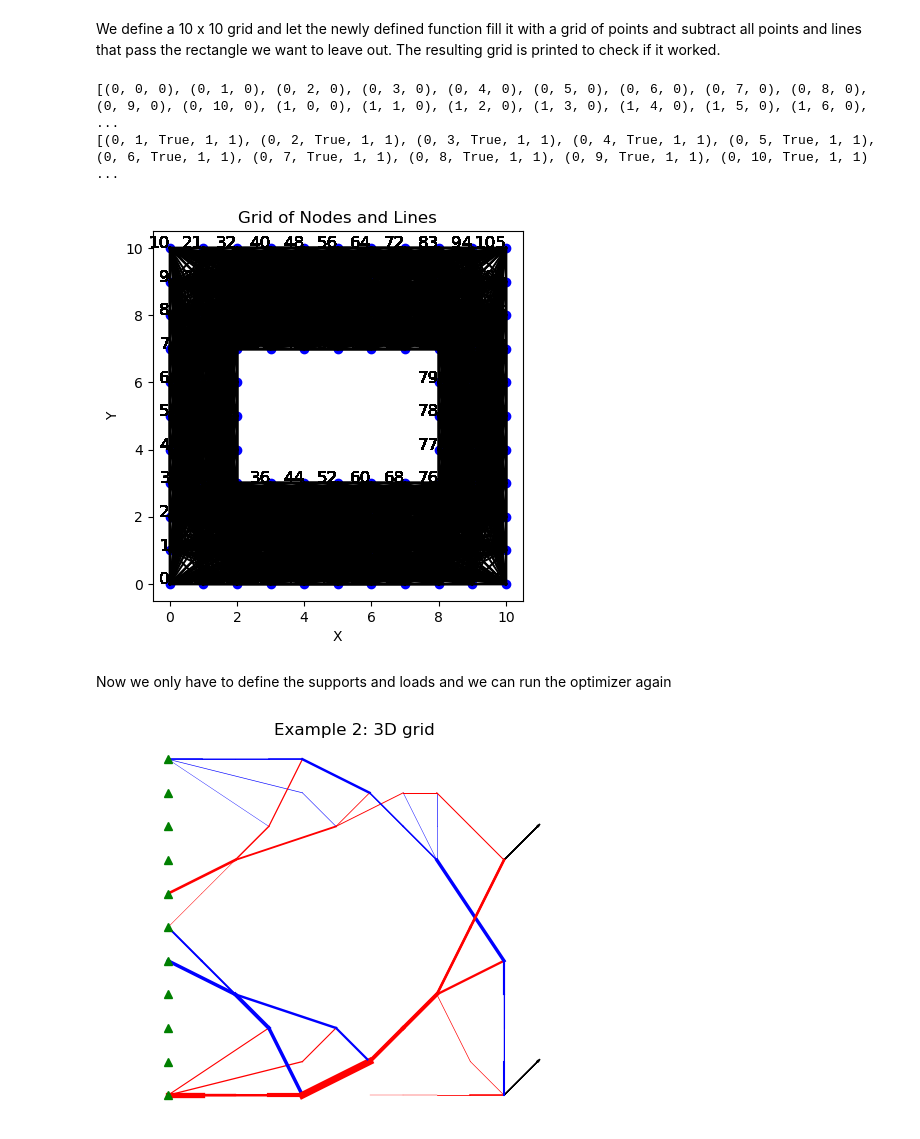
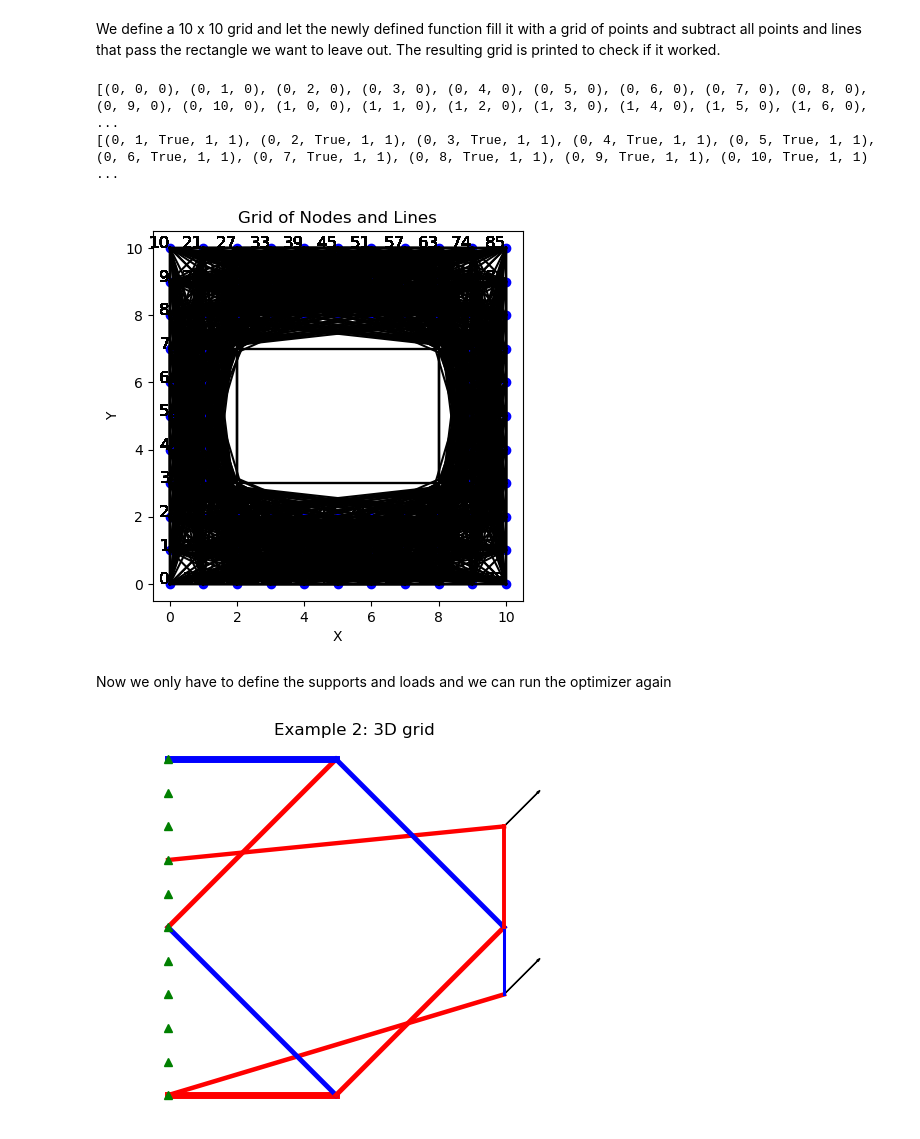
Before and after one commit to TUDelft-books/Finite-Elements-in-CEG, a Jupyter notebook: book/advanced_topics/layopt/examples.ipynb, the cells around one changed output. Cells and saved outputs as stored; diff of their text form; code cells hidden in the pictures.

Commit message:
Fixed example 4

```diff
--- a/book/advanced_topics/layopt/examples.ipynb
+++ b/book/advanced_topics/layopt/examples.ipynb
@@ -195,6 +196,10 @@ def generate_non_convex(x, y, exclude_rect=None):
         x1, y1, x2, y2 = exclude_rect
         nodes = [(i, j) for i, j in nodes if not (x1 <= i <= x2 and y1 <= j <= y2)]
 
+    # create the 4 corners of the rectangle
+    offset = 0.1 # offset to make sure the lines between the corners are still possible
+    rect = [(x1+offset, y1+offset), (x2-offset, y1+offset), (x2-offset, y2-offset), (x1+offset, y2-offset)]
+
     # Create a mapping from node positions to point numbers
     node_to_number = {node: index for index, node in enumerate(nodes)}
 
@@ -204,8 +209,13 @@ def generate_non_convex(x, y, exclude_rect=None):
         # Check if the line crosses the excluded rectangle
         if exclude_rect:
             x1, y1, x2, y2 = exclude_rect
-            if (min(node1[0], node2[0]) <= x2 and max(node1[0], node2[0]) >= x1 and
-                min(node1[1], node2[1]) <= y2 and max(node1[1], node2[1]) >= y1):
+            def ccw(A, B, C): # Helps to determine if the points are in a clockwise or counter clockwise order.
+                return (C[1] - A[1]) * (B[0] - A[0]) > (B[1] - A[1]) * (C[0] - A[0])
+
+            def intersect(A, B, C, D): # Function to check if two line segments intersect by comparing the orientations of their endpoints.
+                return ccw(A, C, D) != ccw(B, C, D) and ccw(A, B, C) != ccw(A, B, D)
+
+            if any(intersect(node1, node2, rect[i], rect[(i + 1) % 4]) for i in range(4)):
                 continue
 
         point1 = node_to_number[node1]
@@ -224,7 +234,7 @@ We define a 10 x 10 grid and let the newly defined function fill it with a grid
 # %%
 # Example usage
 x, y = 10, 10
-exclude_rect = (3, 4, 7, 6)  # Exclude the rectangular section from (2, 3) to (8, )
+exclude_rect = (2, 3, 8, 7)  # Exclude the rectangular section from (3, 4) to (7, 6)
 nodes, lines = generate_non_convex(x, y, exclude_rect)
 print(nodes)
 print(lines)
@@ -232,34 +242,34 @@ plot_grid(nodes, lines) #comment this to make it run faster
 # %% [output]
 [(0, 0, 0), (0, 1, 0), (0, 2, 0), (0, 3, 0), (0, 4, 0), (0, 5, 0), (0, 6, 0), (0, 7, 0), (0, 8, 0), (0, 9, 0), (0, 10, 0), (1, 0, 0), (1, 1, 0), (1, 2, 0), (1, 3, 0), (1, 4, 0), (1, 5, 0), (1, 6, 0),  ...
 [(0, 1, True, 1, 1), (0, 2, True, 1, 1), (0, 3, True, 1, 1), (0, 4, True, 1, 1), (0, 5, True, 1, 1), (0, 6, True, 1, 1), (0, 7, True, 1, 1), (0, 8, True, 1, 1), (0, 9, True, 1, 1), (0, 10, True, 1, 1) ...
-[figure, old version]
+[figure, new version]
 # %% [markdown]
 Now we only have to define the supports and loads and we can run the optimizer again
 # %%
 supports = {
     0: [0, 0, 0],
     1: [0, 0, 0],
     2: [0, 0, 0],
     3: [0, 0, 0],
     4: [0, 0, 0],
     5: [0, 0, 0],
     6: [0, 0, 0],
     7: [0, 0, 0],
     8: [0, 0, 0],
     9: [0, 0, 0],
     10: [0, 0, 0],
 }
 
 # Load data as a list of dictionary of node indices to load vectors
 loads = [{
-    95: [1, 1, 0],
-    102: [1, 1, 0],
+    83: [1, 1, 0],
+    78: [1, 1, 0],
 }]
 
 # Joint cost
-joint_cost = 0.0  # Adding cost of joints to members, the number is a bit arbitrary but here every number higher than 0 will change the outcome
+joint_cost = 2.5  # Adding cost of joints to members, the number is a bit arbitrary but here every number higher than 0 will change the outcome
 
 Nd, Cn, a, q = trussopt.lo(nodes, lines, supports, loads, joint_cost=joint_cost)
-trussopt.lo_plot(Nd, Cn, a, q, supports, loads, threshold=0.1, str='Example 2: 3D grid', update=True, plane='xy')
+trussopt.lo_plot(Nd, Cn, a, q, supports, loads, threshold=0.01, str='Example 2: 3D grid', update=True, plane='xy')
 # %% [output]
-[figure, old version]
+[figure, new version]
```
Also changed, not shown: parts of 2 cells of this notebook.
